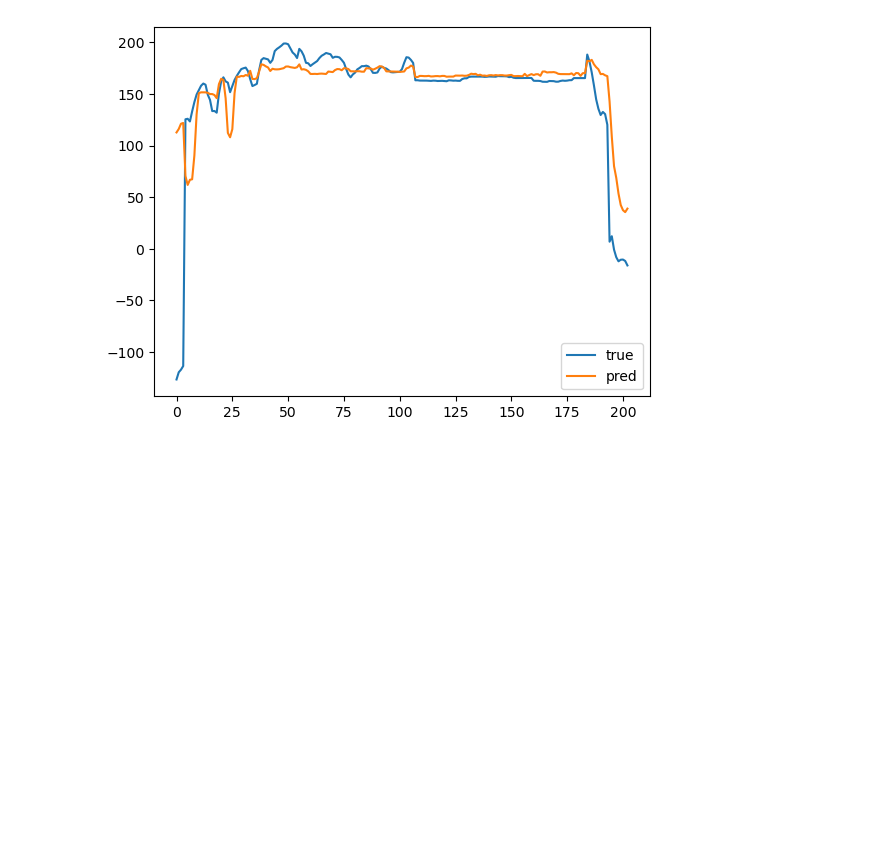
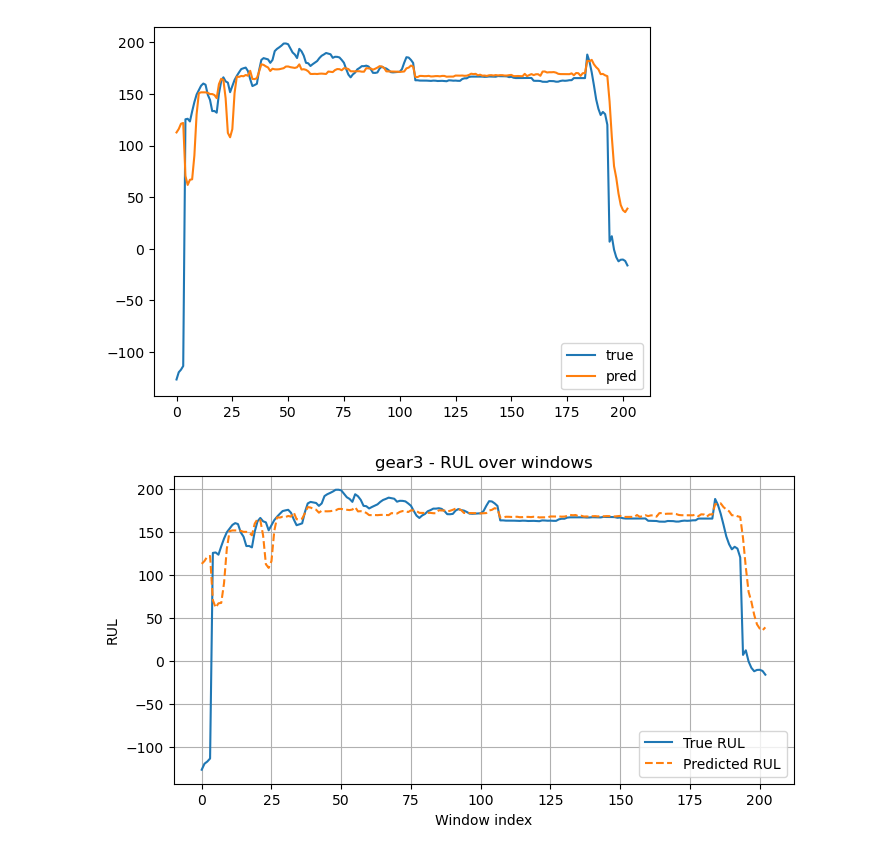
Before and after one commit to raywag/PdM-Project-gear-damage, a Jupyter notebook: PdmProject.ipynb, the cells around one changed output. Cells and saved outputs as stored; diff of their text form; code cells hidden in the pictures; blank space fills up the shorter version.

Commit message:
added more detailed visualization of results

```diff
--- a/PdmProject.ipynb
+++ b/PdmProject.ipynb
@@ -574,8 +574,10 @@ def make_model(name="rf", **kwargs):
 from sklearn.metrics import mean_squared_error, mean_absolute_error, r2_score
 import numpy as np
 
-def run_experiment(model_name="rf",
-                   model_params=None):
+def run_experiment(
+X_train_s, X_test_s, meta_train, meta_test,
+                   model_name="rf", model_params=None
+):
 
     #healthy reference from first runs
     mask_healthy = meta_train[:, 1] == "first"
@@ -681,7 +684,7 @@ RUL range: 2.0634260966545526e-07 200.0
    'n_train': 399,
    'n_test': 203})]
 # %%
-model, metrics, (y_test_rul, y_pred) = run_experiment()
+model, metrics, (y_test_rul, y_pred) = run_experiment(X_train_s, X_test_s, meta_train, meta_test)
 # %% [output]
 healthy samples: 203
 [ 0.454 -0.212  0.583  0.474 -0.365 -0.244 -0.57  -0.47   0.392  0.005
@@ -716,3 +719,28 @@ plt.legend()
 # %% [output]
 <matplotlib.legend.Legend at 0x...>
 [figure]
+# %%
+import matplotlib.pyplot as plt
+
+def plot_rul_per_gear(y_true, y_pred, meta):
+    gears = np.unique(meta[:, 0])
+
+    for gear in gears:
+        mask = meta[:, 0] == gear
+
+        idx = np.arange(mask.sum())
+
+        plt.figure(figsize=(8, 4))
+        plt.plot(idx, y_true[mask], label="True RUL")
+        plt.plot(idx, y_pred[mask], label="Predicted RUL", linestyle="--")
+
+        plt.title(f"{gear} - RUL over windows")
+        plt.xlabel("Window index")
+        plt.ylabel("RUL")
+        plt.legend()
+        plt.grid(True)
+        plt.show()
+
+plot_rul_per_gear(y_test_rul, y_pred, meta_test)
+# %% [output]
+[figure, added]
```
Also changed, not shown: parts of 4 cells of this notebook.
